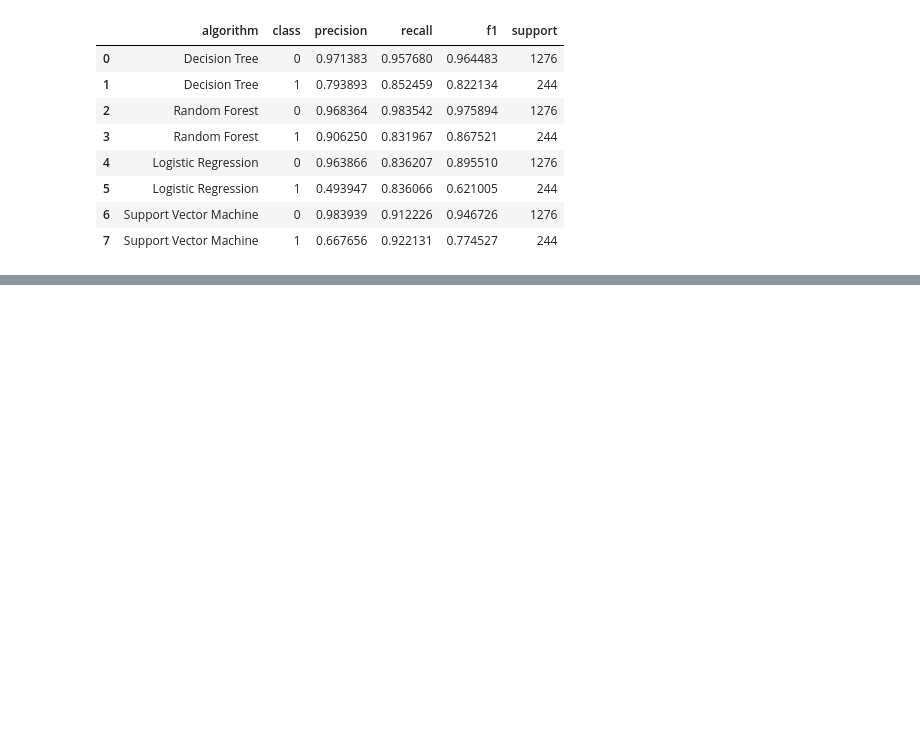
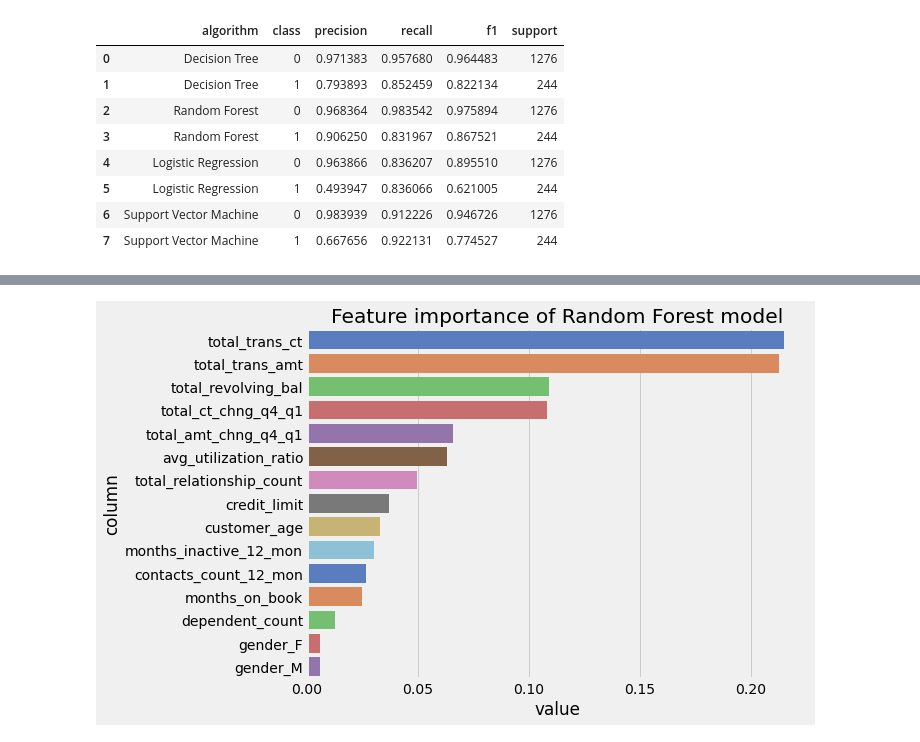
Before and after one commit to ppkgtmm/bank-churn-prediction, a Jupyter notebook: modeling.ipynb, the cells around one changed output, grey strips where cells are left out. Drawn from its saved outputs; the diff is of its cells as text; code cells hidden in the pictures; blank space fills up the shorter version.

```diff
--- a/modeling.ipynb
+++ b/modeling.ipynb
@@ -116,0 +138,8 @@ mm_eval_report.query('`class` == 1').style.background_gradient(cmap="YlGnBu")
+# %%
+plot_column_values(
+    mm_models.get(rf_algo).feature_importances_,
+    X_test_mm.columns,
+    'Feature importance of {} model'.format(rf_algo)
+)
+# %% [output]
+[figure, added]
```
Also changed, not shown: parts of 21 cells of this notebook.
